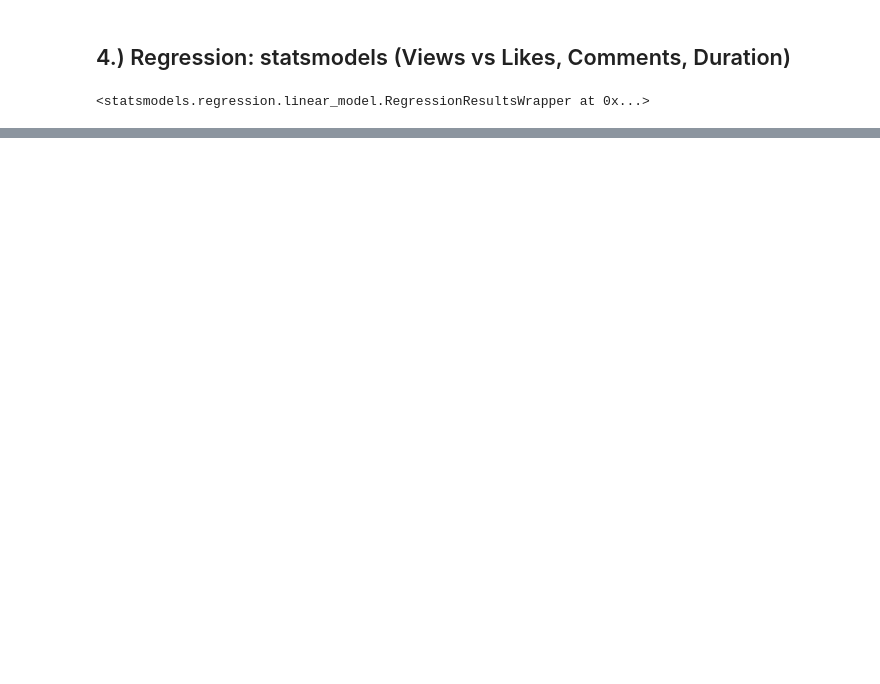
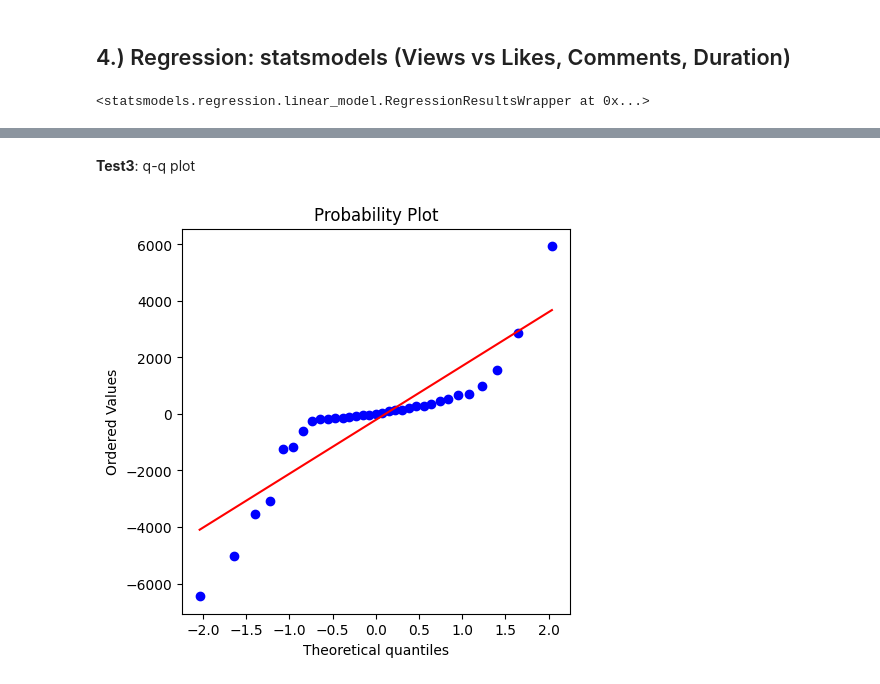
Before and after one commit to harsh1kumar/youtube-data, a Jupyter notebook: notebooks/data_processing.ipynb, the cells around one changed output, grey strips where cells are left out. Saved outputs shown, nothing was run; the diff lists cells and outputs as text; code cells hidden in the pictures; blank space fills up the shorter version.

```diff
--- a/notebooks/data_processing.ipynb
+++ b/notebooks/data_processing.ipynb
@@ -395,0 +406,6 @@ Adj R2 = 0.8307
+# %%
+X_train = sm.add_constant(X_train)
+X_test = sm.add_constant(X_test)
+# %%
+ols_model = sm.OLS(y_train, X_train).fit()
+ols_model
@@ -395,0 +438,3 @@ Adj R2 = 0.8307
+# %%
+y_train_pred = ols_model.predict(X_train)
+y_test_pred = ols_model.predict(X_test)
@@ -395,0 +449,8 @@ Adj R2 = 0.8307
+# %%
+train = pd.DataFrame({"y": y_train,
+                      "y_pred": y_train_pred,
+                      "residuals": y_train-y_train_pred})
+
+test = pd.DataFrame({"y":y_test,
+                     "y_pred":y_test_pred,
+                     "residuals": y_test-y_test_pred})
@@ -395,0 +526,10 @@ Adj R2 = 0.8307
+# %% [markdown]
+**Test3**: q-q plot
+# %%
+import scipy
+
+f, axs = plt.subplots(figsize=(5,5))
+scipy.stats.probplot(test["residuals"], plot=axs, fit=True)
+plt.show()
+# %% [output]
+[figure, added]
```
Also changed, not shown: parts of 81 cells of this notebook.
